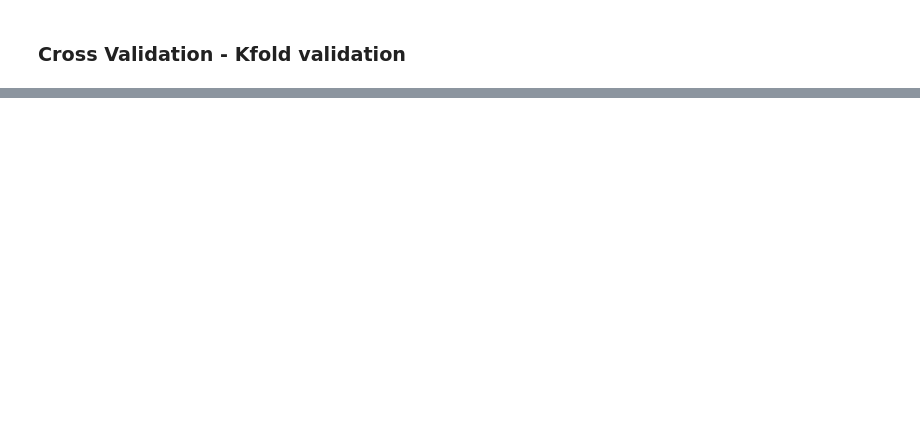
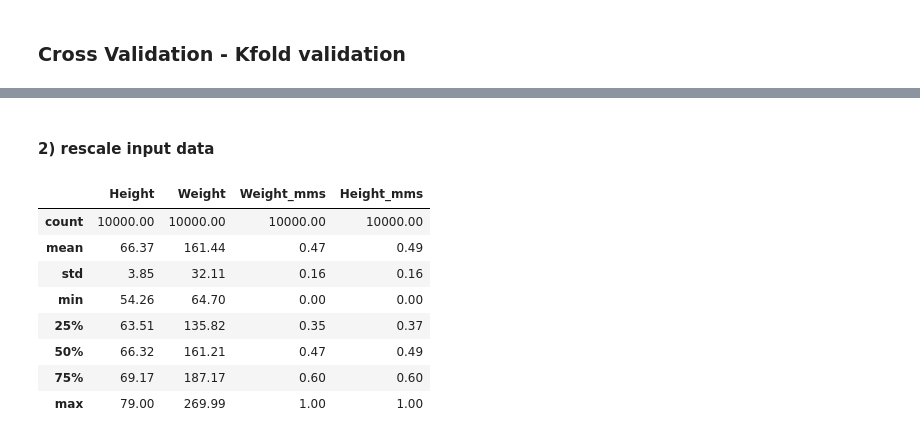
Before and after one commit to johnsonice/tensorflow, a Jupyter notebook: notebooks/keras/Udemy_intro/3_Machine_learning.ipynb, the cells around one changed output, grey strips where cells are left out. Cells and saved outputs as stored; diff of their text form; code cells hidden in the pictures; blank space fills up the shorter version.

```diff
--- a/notebooks/keras/Udemy_intro/3_machine_learning.ipynb
+++ b/notebooks/keras/Udemy_intro/3_Machine_learning.ipynb
@@ -185,0 +267,2 @@ array([0.70588235, 0.87878788, 0.72727273])
+# %% [markdown]
+#### 2) rescale input data
@@ -185,0 +273,15 @@ array([0.70588235, 0.87878788, 0.72727273])
+# %%
+mms = MinMaxScaler()
+df['Weight_mms'] = mms.fit_transform(df[['Weight']])
+df['Height_mms'] = mms.fit_transform(df[['Height']])
+df.describe().round(2)
+# %% [output]
+|  | Height | Weight | Weight_mms | Height_mms |
+| count | 10000.00 | 10000.00 | 10000.00 | 10000.00 |
+| mean | 66.37 | 161.44 | 0.47 | 0.49 |
+| std | 3.85 | 32.11 | 0.16 | 0.16 |
+| min | 54.26 | 64.70 | 0.00 | 0.00 |
+| 25% | 63.51 | 135.82 | 0.35 | 0.37 |
+| 50% | 66.32 | 161.21 | 0.47 | 0.49 |
+| 75% | 69.17 | 187.17 | 0.60 | 0.60 |
+| max | 79.00 | 269.99 | 1.00 | 1.00 |
```
Also changed, not shown: parts of 34 cells of this notebook, 13 other files.
